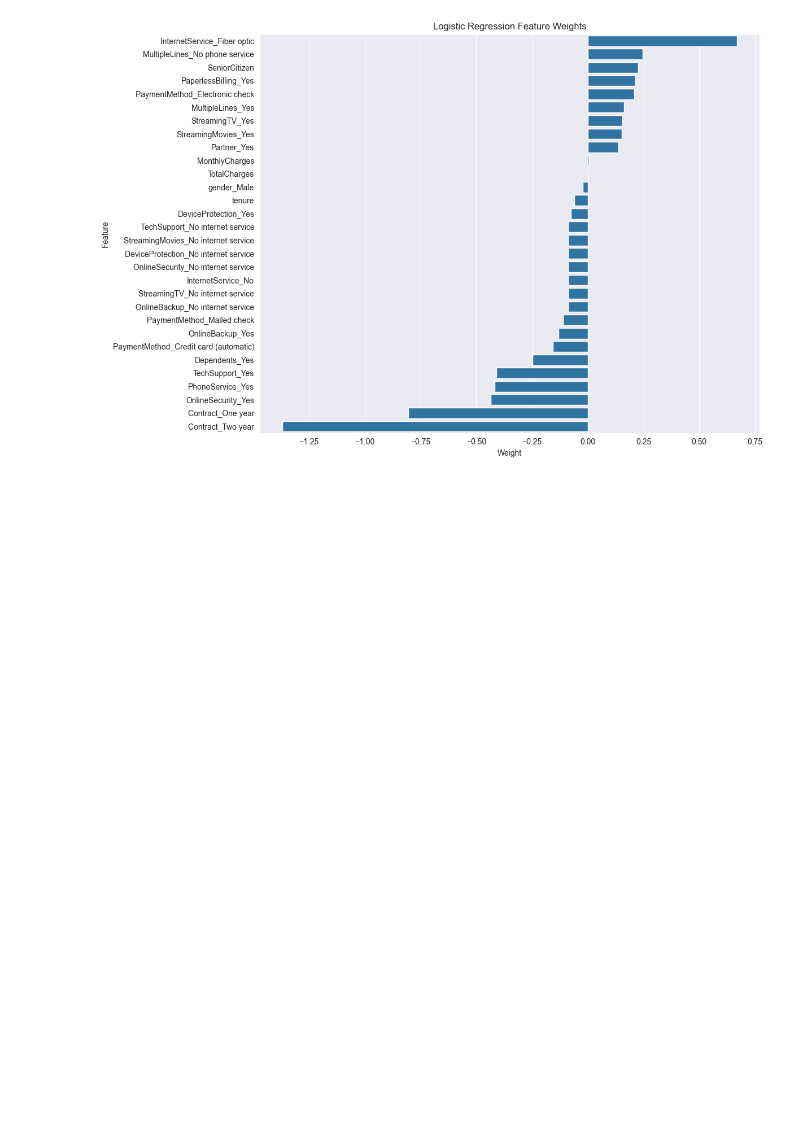
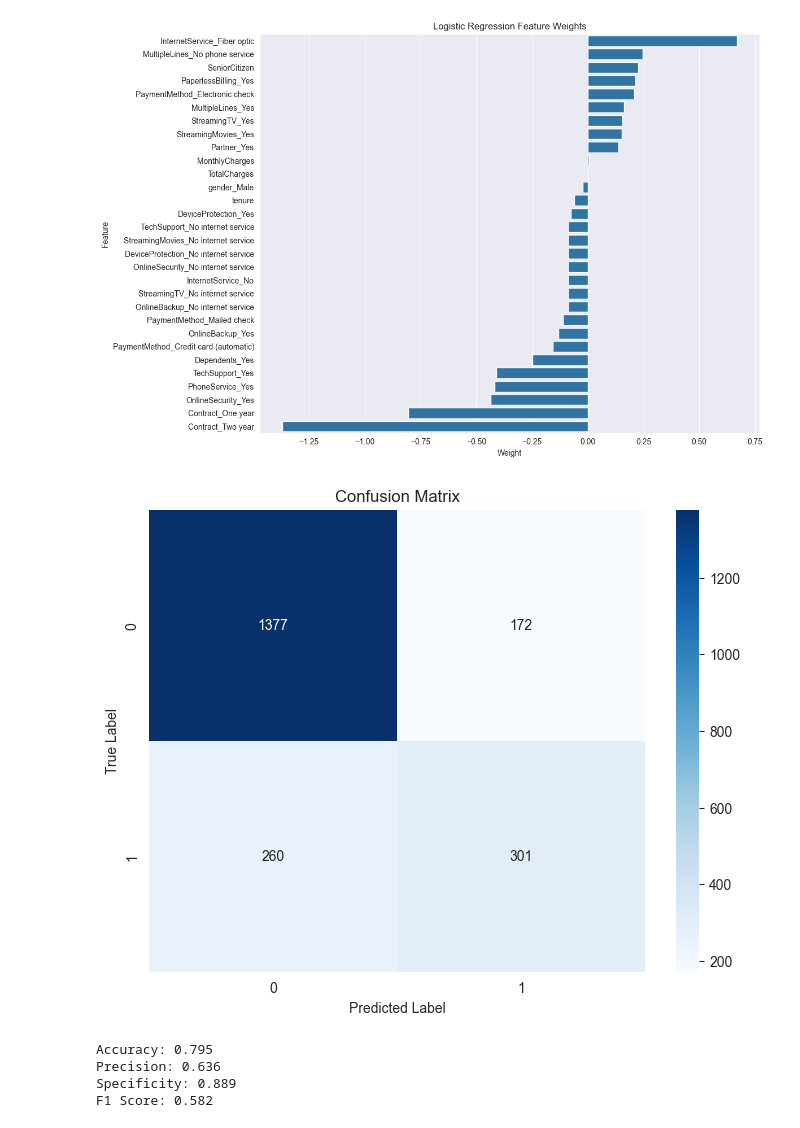
Before and after one commit to TouKhen/bloc-3, a Jupyter notebook: notebook/data-explo.ipynb, the cells around one changed output. Drawn from its saved outputs; the diff is of its cells as text; code cells hidden in the pictures; blank space fills up the shorter version.

Commit message:
Added confusion_matrix, ROC curve and AUC score to logistic regression

```diff
--- a/notebook/data-explo.ipynb
+++ b/notebook/data-explo.ipynb
@@ -400,3 +400,36 @@ plt.tight_layout()
 plt.show()
 # %% [output]
 [figure]
+# %%
+from sklearn.metrics import confusion_matrix, precision_score, f1_score, \
+    accuracy_score
+
+# Create confusion matrix
+cm = confusion_matrix(y_test, predictions)
+
+# Calculate specificity
+tn, fp, fn, tp = cm.ravel()
+specificity = tn / (tn + fp)
+
+# Calculate other metrics
+precision = precision_score(y_test, predictions)
+f1 = f1_score(y_test, predictions)
+
+# Plot confusion matrix
+plt.figure(figsize=(8, 6))
+sns.heatmap(cm, annot=True, fmt='d', cmap='Blues')
+plt.title('Confusion Matrix')
+plt.ylabel('True Label')
+plt.xlabel('Predicted Label')
+plt.show()
+
+print(f'Accuracy: {accuracy_score(y_test, predictions):.3f}')
+print(f'Precision: {precision:.3f}')
+print(f'Specificity: {specificity:.3f}')
+print(f'F1 Score: {f1:.3f}')
+# %% [output]
+[figure, added]
+Accuracy: 0.795
+Precision: 0.636
+Specificity: 0.889
+F1 Score: 0.582
```
Also changed, not shown: parts of 2 cells of this notebook.
